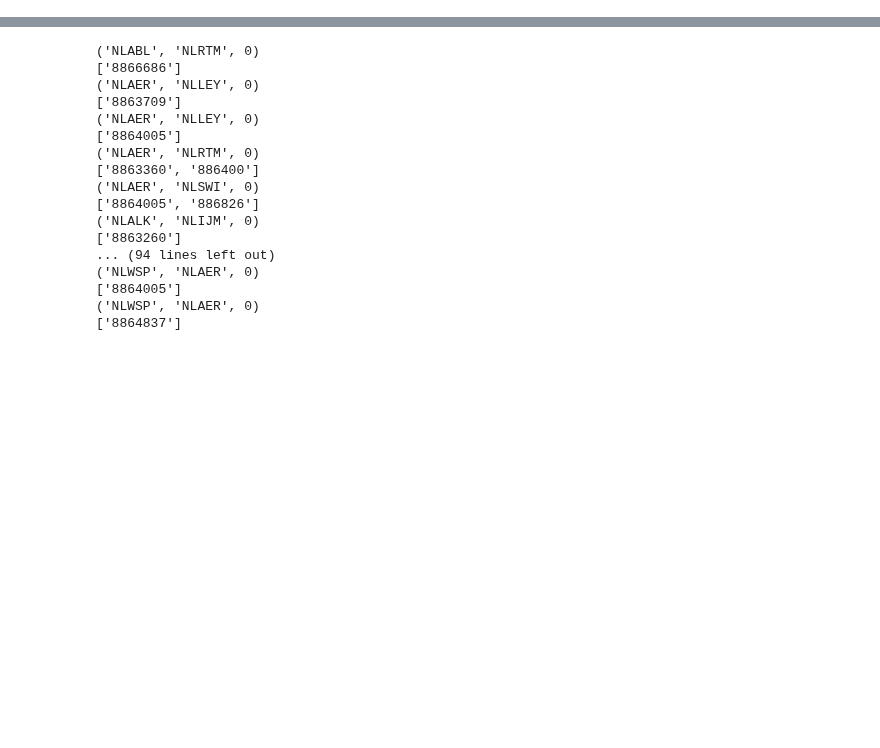
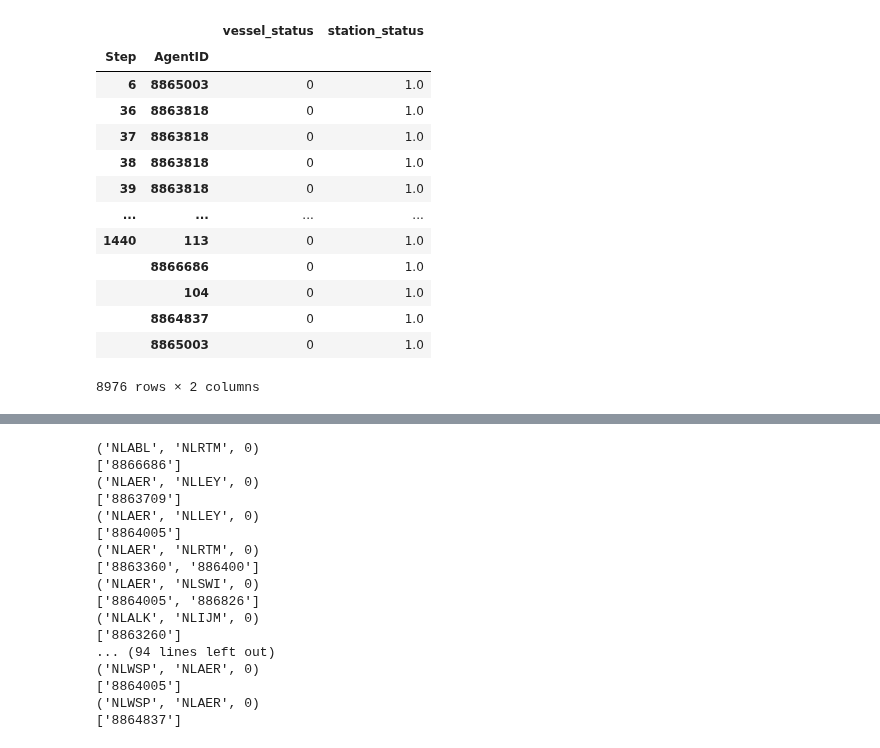
Before and after one commit to fabiandriessen/Thesis, a Jupyter notebook: ABM/own_work/Input_data_test.ipynb, the cells around one changed output, grey strips where cells are left out. Saved outputs shown, nothing was run; the diff lists cells and outputs as text; code cells hidden in the pictures; blank space fills up the shorter version.

```diff
--- a/ABM/own_work/Input_data_test.ipynb
+++ b/ABM/own_work/Input_data_test.ipynb
@@ -20,0 +71,20 @@ optimal_flows = pickle.load(open('data/optimal_flows.p', 'rb'))
+# %%
+agent_data.reset_index(inplace=True)
+# %%
+
+agent_data.loc[agent_data.station_status == 1]
+# %% [output]
+|  |  | vessel_status | station_status |
+| Step | AgentID |  |  |
+| 6 | 8865003 | 0 | 1.0 |
+| 36 | 8863818 | 0 | 1.0 |
+| 37 | 8863818 | 0 | 1.0 |
+| 38 | 8863818 | 0 | 1.0 |
+| 39 | 8863818 | 0 | 1.0 |
+| ... | ... | ... | ... |
+| 1440 | 113 | 0 | 1.0 |
+|  | 8866686 | 0 | 1.0 |
+|  | 104 | 0 | 1.0 |
+|  | 8864837 | 0 | 1.0 |
+|  | 8865003 | 0 | 1.0 |
+8976 rows × 2 columns
```
Also changed, not shown: parts of 5 cells of this notebook, 7 other files.
